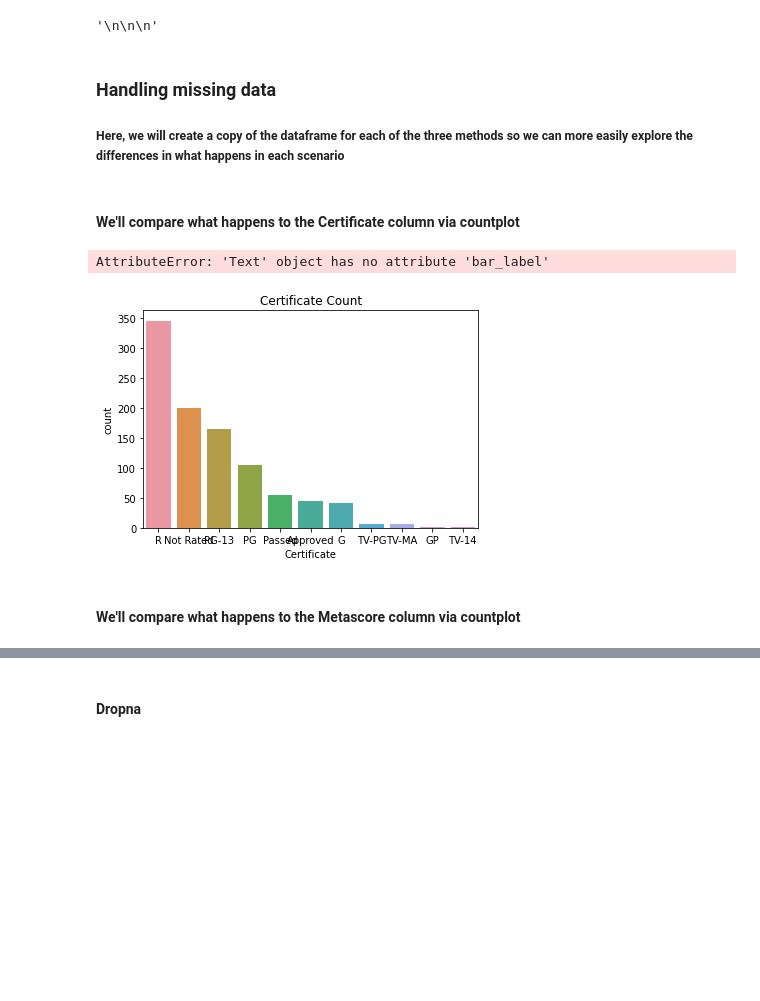
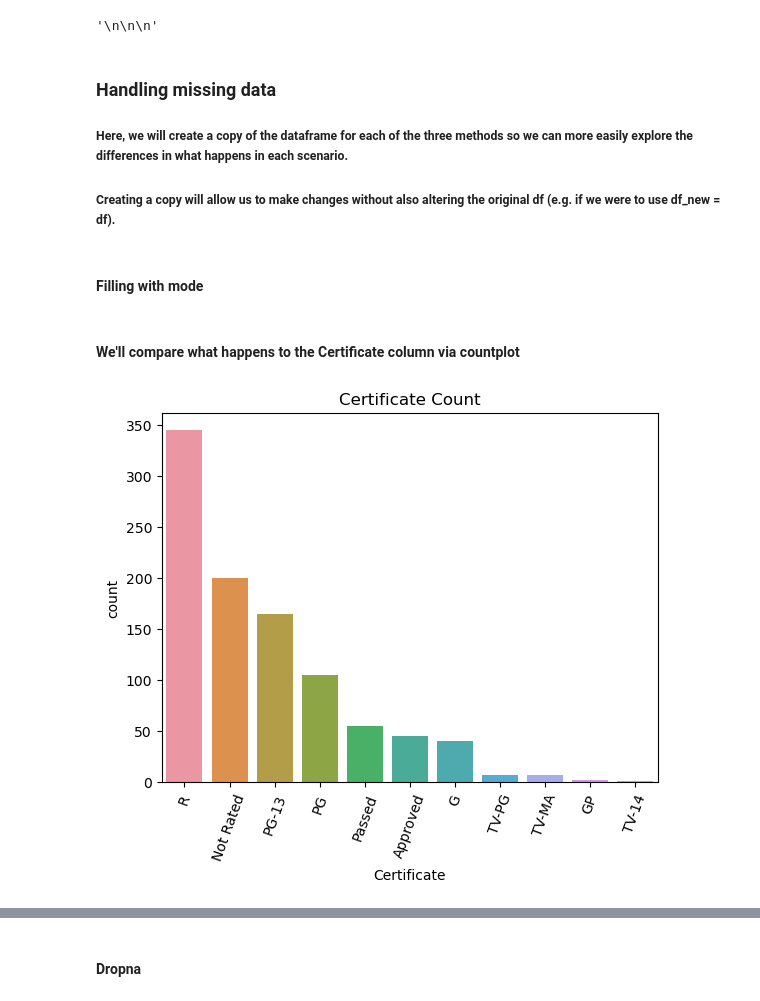
Before and after one commit to likeawednesday/TechCamp_DataViz, a Jupyter notebook: movie_ratings.ipynb, the cells around one changed output, grey strips where cells are left out. Cells and saved outputs as stored; diff of their text form; code cells hidden in the pictures; blank space fills up the shorter version.

Commit message:
create example visual for  fillna()

```diff
--- a/movie_ratings.ipynb
+++ b/movie_ratings.ipynb
@@ -181,5 +181,6 @@ Binning is useful for creating groups of rows with similar (but not identical) v
 # %% [markdown]
 ### Handling missing data
 
-##### Here, we will create a copy of the dataframe for each of the three methods so we can more easily explore the differences in what happens in each scenario
+##### Here, we will create a copy of the dataframe for each of the three methods so we can more easily explore the differences in what happens in each scenario.
+##### Creating a copy will allow us to make changes without also altering the original df (e.g. if we were to use df_new = df).
 # %%
@@ -190,25 +191,19 @@ df_mode = df
+# %% [markdown]
+#### Filling with mode
 # %% [markdown]
 #### We'll compare what happens to the Certificate column via countplot
 # %%
 # create countplot for Certificate
 s_count = sns.countplot(
     data = df,
     x = df['Certificate'],
     order = df['Certificate'].value_counts().index
 ).set_title('Certificate Count')
 
-
-abs_values = df['Certificate'].value_counts(ascending=False).values
-
-s_count.bar_label(container=s_count.containers[0], labels=abs_values)
-
-
 # rotate x-axis tick marks for better visibility
 plt.xticks(rotation=70)
 
+
 plt.show()
 # %% [output]
-AttributeError: 'Text' object has no attribute 'bar_label'
-[figure, old version]
+[figure, new version]
-# %% [markdown]
-#### We'll compare what happens to the Metascore column via countplot
```
Also changed, not shown: parts of 14 cells of this notebook.
